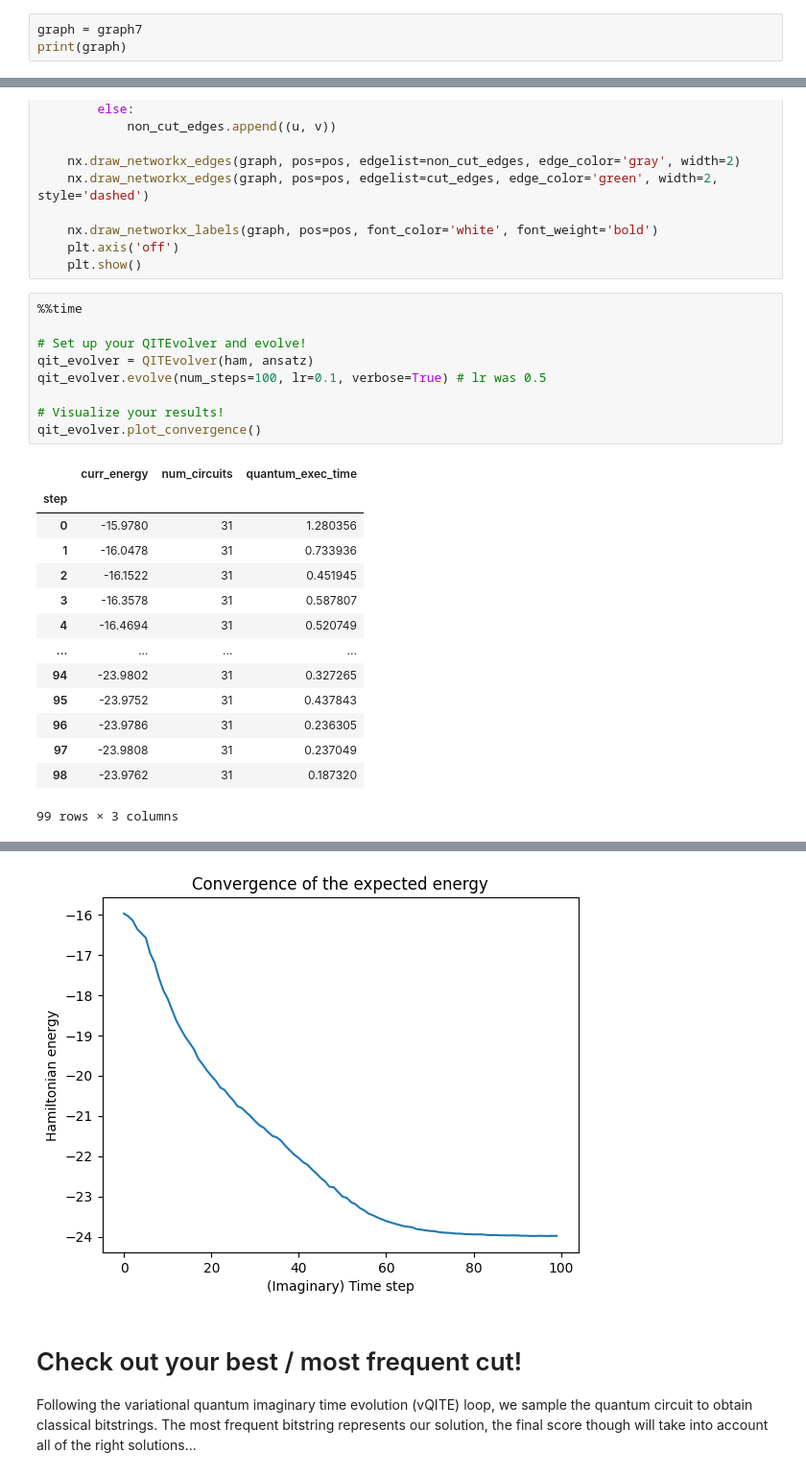
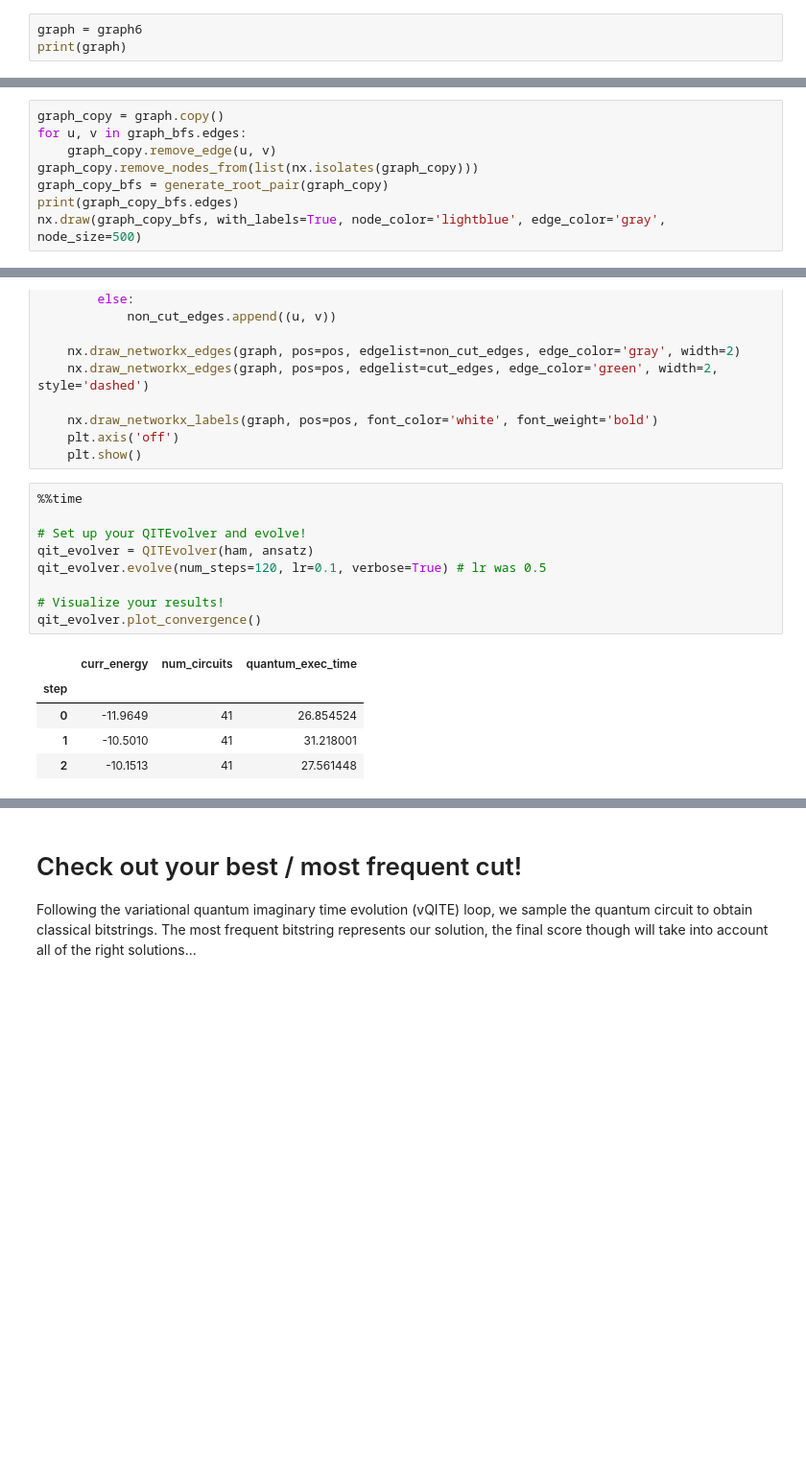
Before and after one commit to king-p3nguin/IonQ-VQI-FLIQ-2025, a Jupyter notebook: IonQ VQI FLIQ 2025.ipynb, the cells around one changed output, grey strips where cells are left out. Shown at 96% size. Drawn from its saved outputs; the diff is of its cells as text; blank space fills up the shorter version.

```diff
--- a/IonQ VQI FLIQ 2025.ipynb
+++ b/IonQ VQI FLIQ 2025.ipynb
@@ -206,6 +205,6 @@ graph8 = defective_grid_4x4()
 # %% [markdown]
 # Input graph
 # %%
-graph = graph7
+graph = graph6
 print(graph)
 # %% [output]
@@ -233,0 +233,8 @@ nx.draw(graph_bfs, with_labels=True, node_color='lightblue', edge_color='gray',
+# %%
+graph_copy = graph.copy()
+for u, v in graph_bfs.edges:
+    graph_copy.remove_edge(u, v)
+graph_copy.remove_nodes_from(list(nx.isolates(graph_copy)))
+graph_copy_bfs = generate_root_pair(graph_copy)
+print(graph_copy_bfs.edges)
+nx.draw(graph_copy_bfs, with_labels=True, node_color='lightblue', edge_color='gray', node_size=500)
@@ -653,24 +724,15 @@ def interpret_solution(graph, bitstring):
 # %%
 %%time
 
 # Set up your QITEvolver and evolve!
 qit_evolver = QITEvolver(ham, ansatz)
-qit_evolver.evolve(num_steps=100, lr=0.1, verbose=True) # lr was 0.5
+qit_evolver.evolve(num_steps=120, lr=0.1, verbose=True) # lr was 0.5
 
 # Visualize your results!
 qit_evolver.plot_convergence()
 # %% [output]
 |  | curr_energy | num_circuits | quantum_exec_time |
 | step |  |  |  |
-| 0 | -15.9780 | 31 | 1.280356 |
-| 1 | -16.0478 | 31 | 0.733936 |
-| 2 | -16.1522 | 31 | 0.451945 |
-| 3 | -16.3578 | 31 | 0.587807 |
-| 4 | -16.4694 | 31 | 0.520749 |
-| ... | ... | ... | ... |
-| 94 | -23.9802 | 31 | 0.327265 |
-| 95 | -23.9752 | 31 | 0.437843 |
-| 96 | -23.9786 | 31 | 0.236305 |
-| 97 | -23.9808 | 31 | 0.237049 |
-| 98 | -23.9762 | 31 | 0.187320 |
+| 0 | -11.9649 | 41 | 26.854524 |
+| 1 | -10.5010 | 41 | 31.218001 |
+| 2 | -10.1513 | 41 | 27.561448 |
-99 rows × 3 columns
@@ -679,4 +739,3 @@ Wall time: 46 s
-[figure, removed]
 # %% [markdown]
 # Check out your best / most frequent cut!
 Following the variational quantum imaginary time evolution (vQITE) loop, we sample the quantum circuit to obtain classical bitstrings.  The most frequent bitstring represents our solution, the final score though will take into account all of the right solutions...
```
Also changed, not shown: parts of 16 cells of this notebook, 2 other files.
